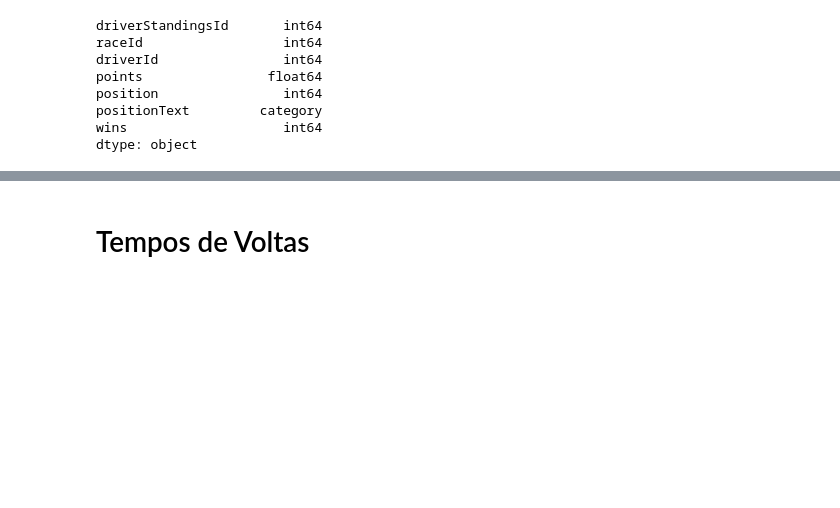
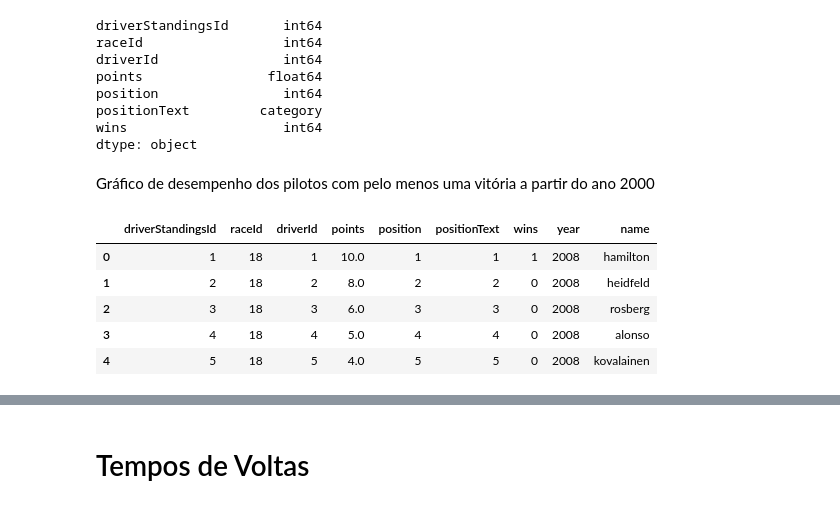
Before and after one commit to cdbm/F1DataAnalysis, a Jupyter notebook: data.ipynb, the cells around one changed output, grey strips where cells are left out. Saved outputs shown, nothing was run; the diff lists cells and outputs as text; code cells hidden in the pictures; blank space fills up the shorter version.

```diff
--- a/data.ipynb
+++ b/data.ipynb
@@ -394,3 +401,17 @@ position                int64
 positionText         category
 wins                    int64
 dtype: object
+# %% [markdown]
+Gráfico de desempenho dos pilotos com pelo menos uma vitória a partir do ano 2000
+# %%
+driver_standings["year"] = driver_standings.raceId.map(races.set_index("raceId")["year"])
+driver_standings["name"] = driver_standings.driverId.map(drivers.set_index("driverId")["driverRef"])
+driver_standings_from_2000 = driver_standings[driver_standings["year"] >= 2000]
+driver_standings_from_2000.head()
+# %% [output]
+|  | driverStandingsId | raceId | driverId | points | position | positionText | wins | year | name |
+| 0 | 1 | 18 | 1 | 10.0 | 1 | 1 | 1 | 2008 | hamilton |
+| 1 | 2 | 18 | 2 | 8.0 | 2 | 2 | 0 | 2008 | heidfeld |
+| 2 | 3 | 18 | 3 | 6.0 | 3 | 3 | 0 | 2008 | rosberg |
+| 3 | 4 | 18 | 4 | 5.0 | 4 | 4 | 0 | 2008 | alonso |
+| 4 | 5 | 18 | 5 | 4.0 | 5 | 5 | 0 | 2008 | kovalainen |
```
Also changed, not shown: parts of 23 cells of this notebook.
